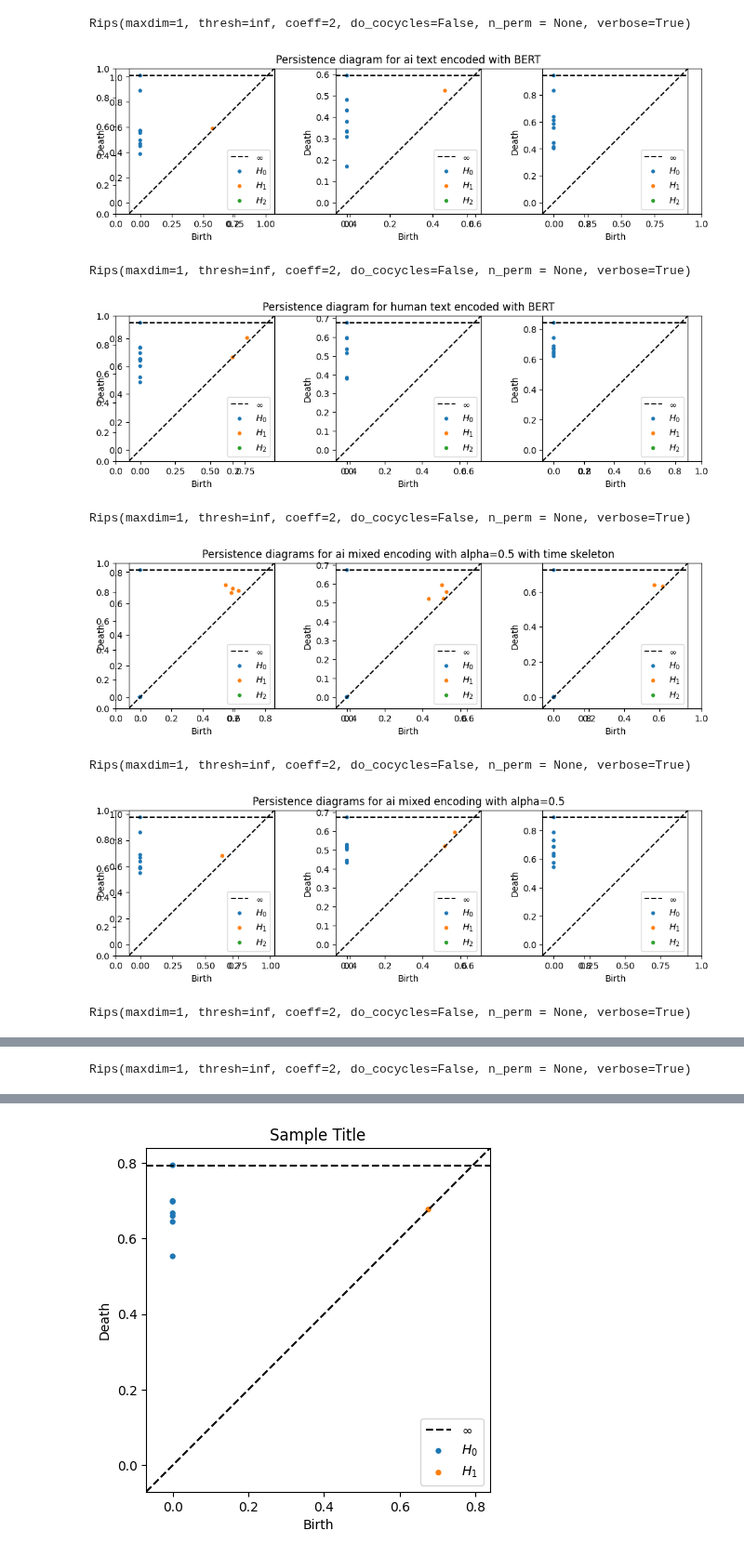
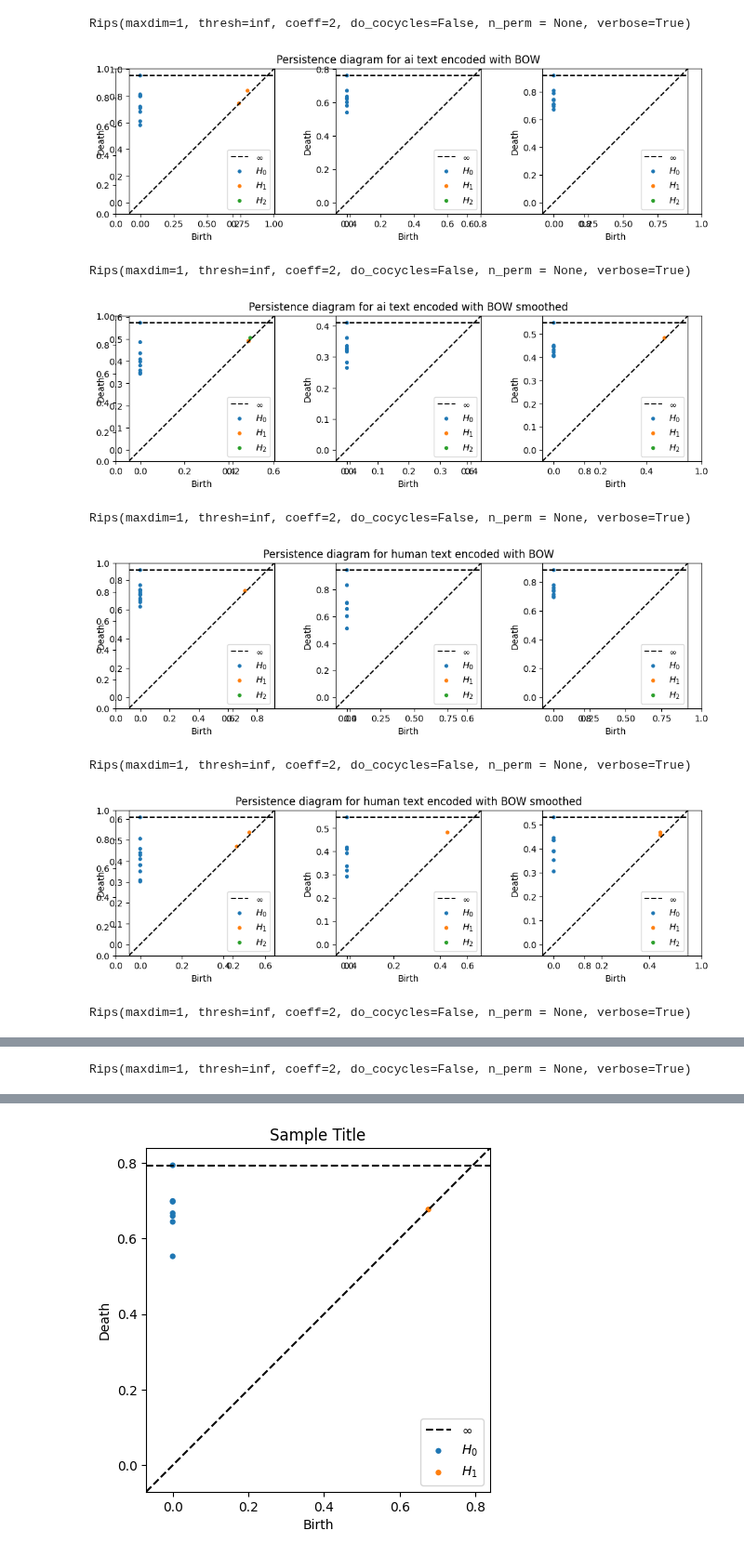
Before and after one commit to aguilin1/tda_ai_text_generation, a Jupyter notebook: tda_ai_text_detection.ipynb, the cells around one changed output, grey strips where cells are left out. Shown at 93% size. Drawn from its saved outputs; the diff is of its cells as text; code cells hidden in the pictures.

Commit message:
Toy implementation of smoothing

```diff
--- a/tda_ai_text_detection.ipynb
+++ b/tda_ai_text_detection.ipynb
@@ -34,6 +34,18 @@ from persim import plot_diagrams
 
 from sklearn.metrics.pairwise import cosine_similarity
 import itertools
+import warnings
+from scipy.sparse import SparseEfficiencyWarning
+warnings.simplefilter('ignore',SparseEfficiencyWarning)
+
+def smoothing(embeddings):
+  number_sentences = embeddings.shape[0]
+  original_embeddings = embeddings.copy()
+  for i in range(number_sentences):
+    smoothed = original_embeddings[(i -3)%number_sentences]/8.0 + original_embeddings[(i -2)%number_sentences]/4.0 + original_embeddings[(i -1)%number_sentences]/2.0 + original_embeddings[i] + original_embeddings[(i +1)%number_sentences]/2.0 + original_embeddings[(i +2)%number_sentences]/4.0 + original_embeddings[(i +3)%number_sentences]/8.0
+    embeddings[i] = smoothed
+  return embeddings
+
 
 def angular_distance(embeddings, index_1, index_2):
   cos_sim = cosine_similarity(embeddings[index_1].reshape(1, -1),\
@@ -122,7 +134,7 @@ def load_cached_embeddings(abstract_type, embedding_type):
   return batch_sentences, batch_embeddings
 
 
-def run_evaluation(abstract_type, embedding_type, time_skeleton = False):
+def run_evaluation(abstract_type, embedding_type, time_skeleton = False, with_smoothing = False):
   _, batch_embeddings = load_cached_embeddings(abstract_type, embedding_type)
 
   rips = Rips()
@@ -131,9 +143,13 @@ def run_evaluation(abstract_type, embedding_type, time_skeleton = False):
   title = "Persistence diagram for {} text encoded with {}".format(abstract_type, embedding_type.upper())
   if time_skeleton:
     title += " with time skeleton"
+  if with_smoothing:
+    title += " smoothed"
   plt.title(title)
   subplot = 1
   for i, embeddings in enumerate(batch_embeddings[0:3]):
+    if with_smoothing:
+      embeddings = smoothing(embeddings)
     distances = angular_distance_matrix(embeddings, time_skeleton)
     diagram = ripserFiltration(distances)
     bert_diagrams.append(diagram)
@@ -155,43 +171,46 @@ def run_mixed_encoding_evaluation(abstract_type, alpha, n, time_skeleton = False
   rips = Rips()
   bert_diagrams = []
   plt.figure(figsize=(12,3))
   title = "Persistence diagrams for {} mixed encoding with alpha={}".format(abstract_type, alpha)
   if time_skeleton:
     title += " with time skeleton"
   plt.title(title)
   subplot = 1
   for i in range(n):
     distances = mixed_distance_matrix(batch_bow_embeddings[i], batch_bert_embeddings[i], alpha, time_skeleton)
     diagram = ripserFiltration(distances)
     bert_diagrams.append(diagram)
 
     plt.subplot(1,3,subplot)
     subplot += 1
     rips.plot(diagram, show=False)
 
 
   plt.show()
   return distances
 
-# run_evaluation('ai', 'bow')
+run_evaluation('ai', 'bow')
+run_evaluation('ai', 'bow', with_smoothing=True)
 # run_evaluation('ai', 'bow', True)
-# run_evaluation('human', 'bow')
+run_evaluation('human', 'bow')
+run_evaluation('human', 'bow', with_smoothing=True)
 # run_evaluation('human', 'bow', True)
 
 run_evaluation('ai', 'bert')
-run_evaluation('human', 'bert')
+run_evaluation('ai', 'bert', with_smoothing=True)
+# run_evaluation('human', 'bert')
 
-run_mixed_encoding_evaluation('ai', 0.5, 3, True)
-run_mixed_encoding_evaluation('ai', 0.5, 3)
-run_mixed_encoding_evaluation('human', 0.5, 3, True)
-run_mixed_encoding_evaluation('human', 0.5, 3)
+# run_mixed_encoding_evaluation('ai', 0.5, 3, True)
+# run_mixed_encoding_evaluation('ai', 0.5, 3)
+# run_mixed_encoding_evaluation('human', 0.5, 3, True)
+# run_mixed_encoding_evaluation('human', 0.5, 3)
 # %% [output]
 Rips(maxdim=1, thresh=inf, coeff=2, do_cocycles=False, n_perm = None, verbose=True)
-[figure, old version]
+[figure, new version]
 Rips(maxdim=1, thresh=inf, coeff=2, do_cocycles=False, n_perm = None, verbose=True)
-[figure, old version]
+[figure, new version]
 Rips(maxdim=1, thresh=inf, coeff=2, do_cocycles=False, n_perm = None, verbose=True)
-[figure, old version]
+[figure, new version]
 Rips(maxdim=1, thresh=inf, coeff=2, do_cocycles=False, n_perm = None, verbose=True)
-[figure, old version]
+[figure, new version]
 Rips(maxdim=1, thresh=inf, coeff=2, do_cocycles=False, n_perm = None, verbose=True)
```
Also changed, not shown: parts of 2 cells of this notebook.
